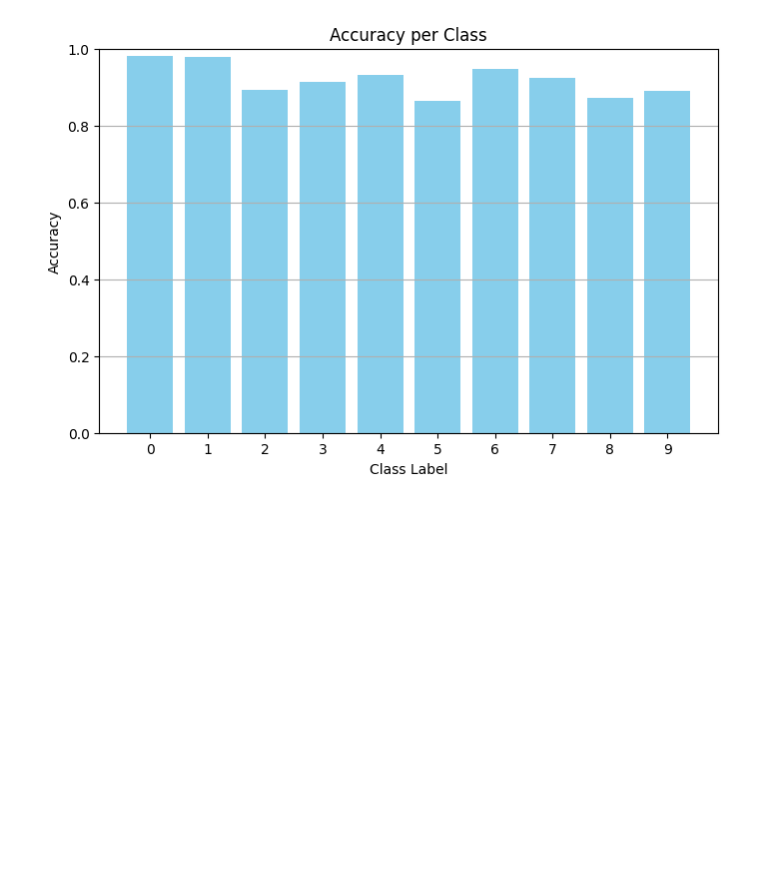
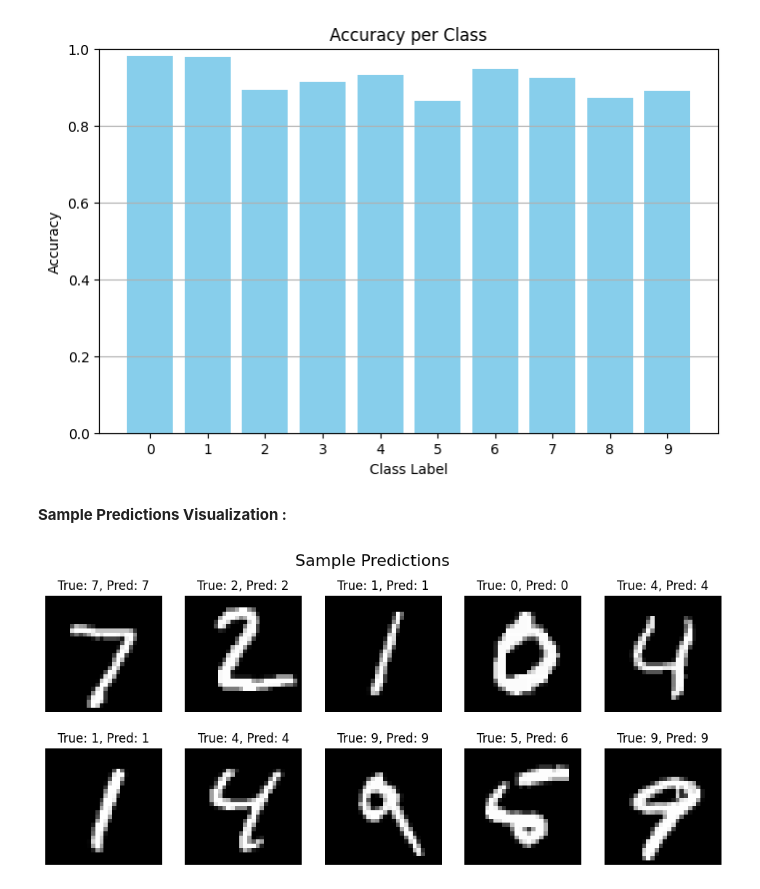
Before and after one commit to NitinVerma2027/PRML-Apr2025, a Jupyter notebook: ml_ipynb_files/random_forest.ipynb, the cells around one changed output. Cells and saved outputs as stored; diff of their text form; code cells hidden in the pictures; blank space fills up the shorter version.

```diff
--- a/ml_ipynb_files/random_forest.ipynb
+++ b/ml_ipynb_files/random_forest.ipynb
@@ -519,2 +486,24 @@ plt.show()  # Display the plot
 # %% [output]
 [figure]
+# %% [markdown]
+**Sample Predictions Visualization :**
+# %%
+# Train the model
+clf = OneVsRestClassifier(LogisticRegression(max_iter=1000))
+clf.fit(X_train, y_train)
+
+# Get predictions
+y_pred = clf.predict(X_test)
+
+# Display sample predictions
+fig, axes = plt.subplots(2, 5, figsize=(12, 5))
+fig.suptitle("Sample Predictions", fontsize=16)
+
+for i, ax in enumerate(axes.flat):
+    ax.imshow(X_test[i].reshape(28, 28), cmap="gray")
+    ax.set_title(f"True: {y_test[i]}, Pred: {y_pred[i]}")
+    ax.axis("off")
+
+plt.show()
+# %% [output]
+[figure, added]
```
Also changed, not shown: parts of 6 cells of this notebook.
